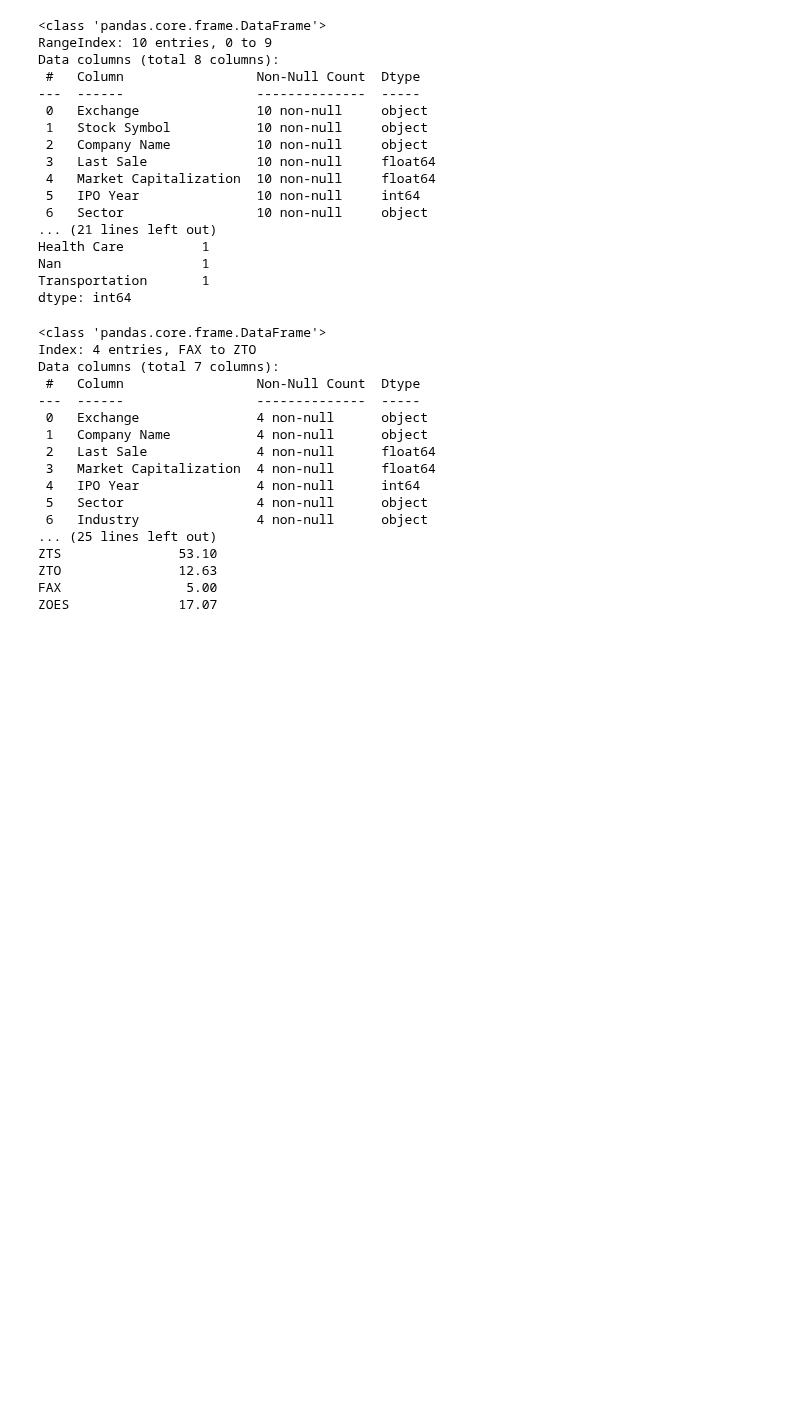
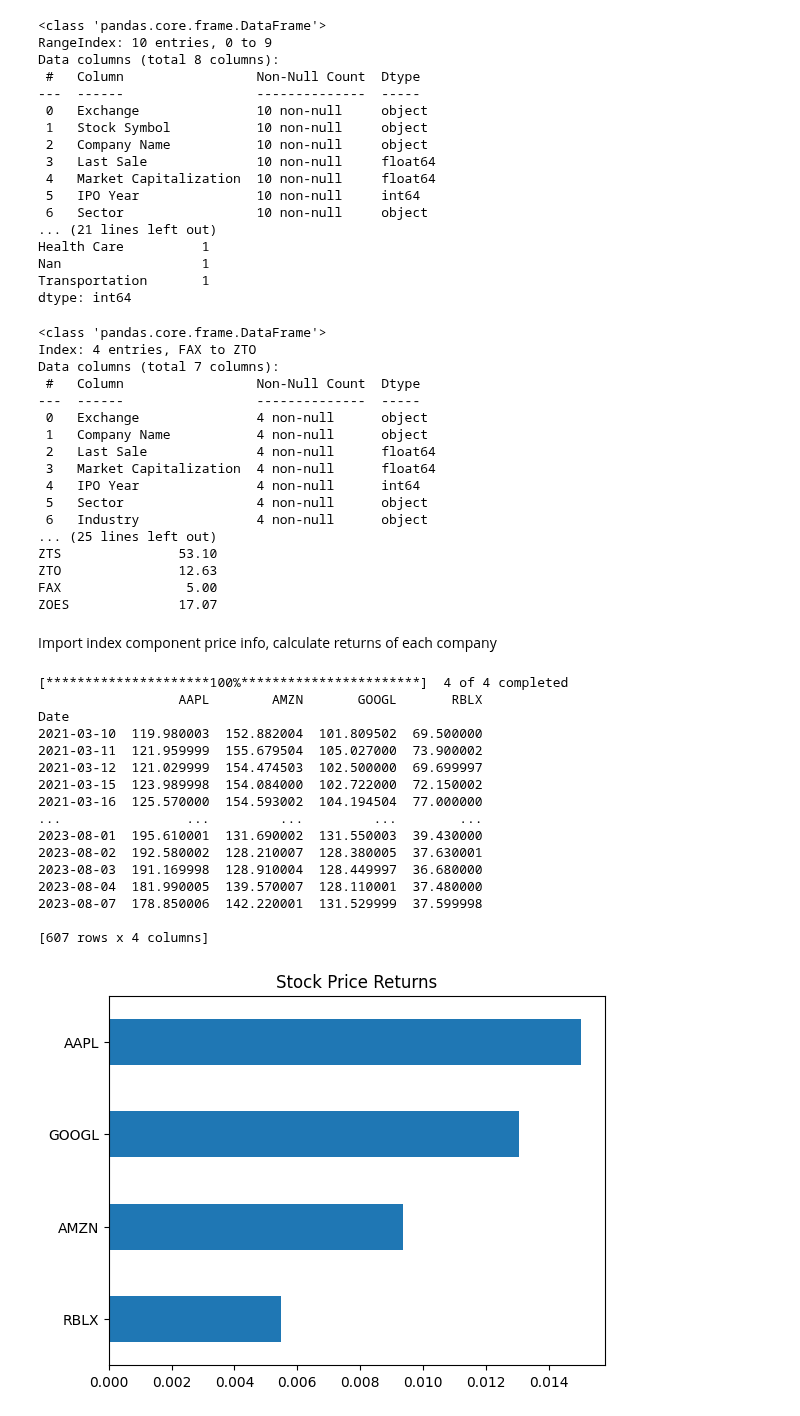
Before and after one commit to KeenGWatanabe/python, a Jupyter notebook: DateTime3.ipynb, the cells around one changed output. Drawn from its saved outputs; the diff is of its cells as text; code cells hidden in the pictures; blank space fills up the shorter version.

Commit message:
Calculate returns

```diff
--- a/DateTime3.ipynb
+++ b/DateTime3.ipynb
@@ -156,3 +156,45 @@ ZTS               53.10
 ZTO               12.63
 FAX                5.00
 ZOES              17.07
+# %% [markdown]
+Import index component price info, calculate returns of each company
+# %%
+import pandas as pd
+import pandas_datareader.data as pdr
+import yfinance as yf
+import matplotlib.pyplot as plt
+
+#solve string problem
+yf.pdr_override()
+#starting setup
+tickers = ['AAPL','AMZN','RBLX','GOOGL'] #Apple, Amazon, IBM, Walmart, ExxonMobil symbol
+from datetime import datetime
+startdate = datetime(2007,1,1)
+enddate = datetime.now()
+data= pdr.get_data_yahoo(tickers,start=startdate, end=enddate).dropna()
+#Print tickers
+print(data['Close'])
+#Import prices and inspect result
+#Calculate the returns
+price_return = data['Close'].iloc[-1].div(data['Close'].iloc[0].sub(1).mul(100))
+#Plot horizontal bar chart of sorted price_return
+price_return.sort_values().plot(kind='barh', title = 'Stock Price Returns')
+plt.show()
+# %% [output]
+[*********************100%***********************]  4 of 4 completed
+                  AAPL        AMZN       GOOGL       RBLX
+Date
+2021-03-10  119.980003  152.882004  101.809502  69.500000
+2021-03-11  121.959999  155.679504  105.027000  73.900002
+2021-03-12  121.029999  154.474503  102.500000  69.699997
+2021-03-15  123.989998  154.084000  102.722000  72.150002
+2021-03-16  125.570000  154.593002  104.194504  77.000000
+...                ...         ...         ...        ...
+2023-08-01  195.610001  131.690002  131.550003  39.430000
+2023-08-02  192.580002  128.210007  128.380005  37.630001
+2023-08-03  191.169998  128.910004  128.449997  36.680000
+2023-08-04  181.990005  139.570007  128.110001  37.480000
+2023-08-07  178.850006  142.220001  131.529999  37.599998
+
+[607 rows x 4 columns]
+[figure, added]
```
